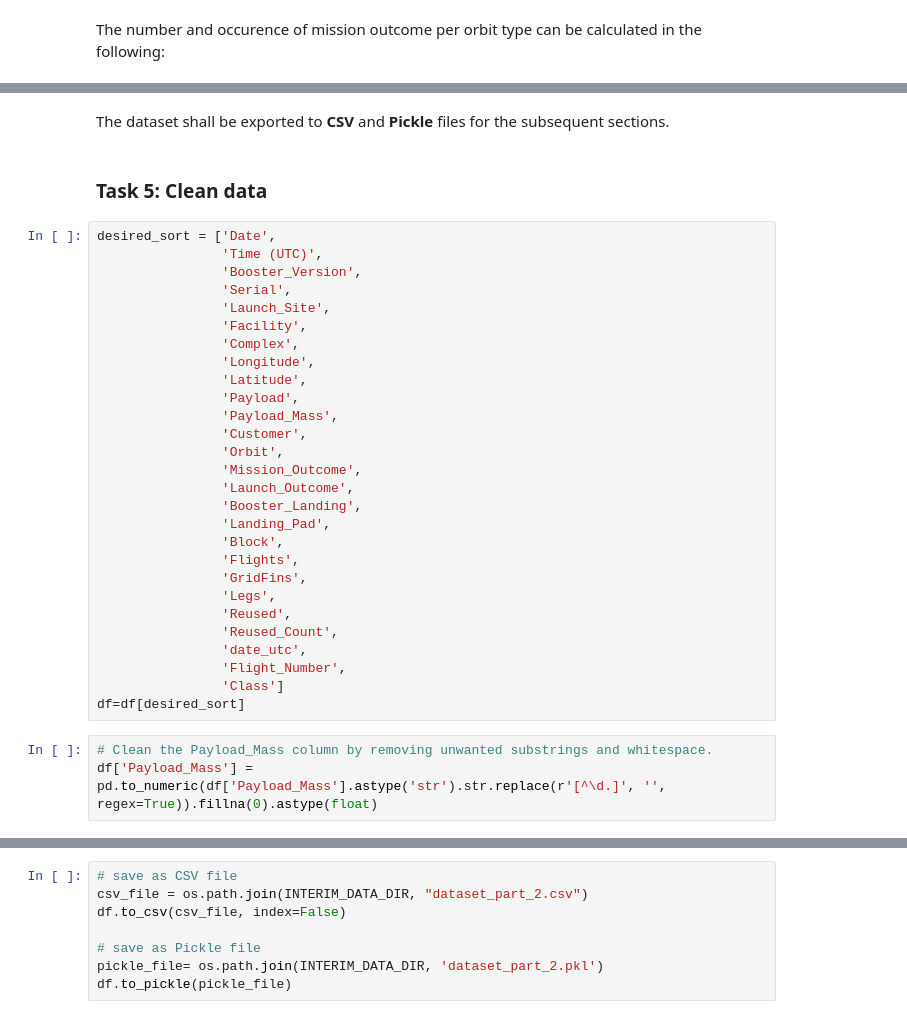
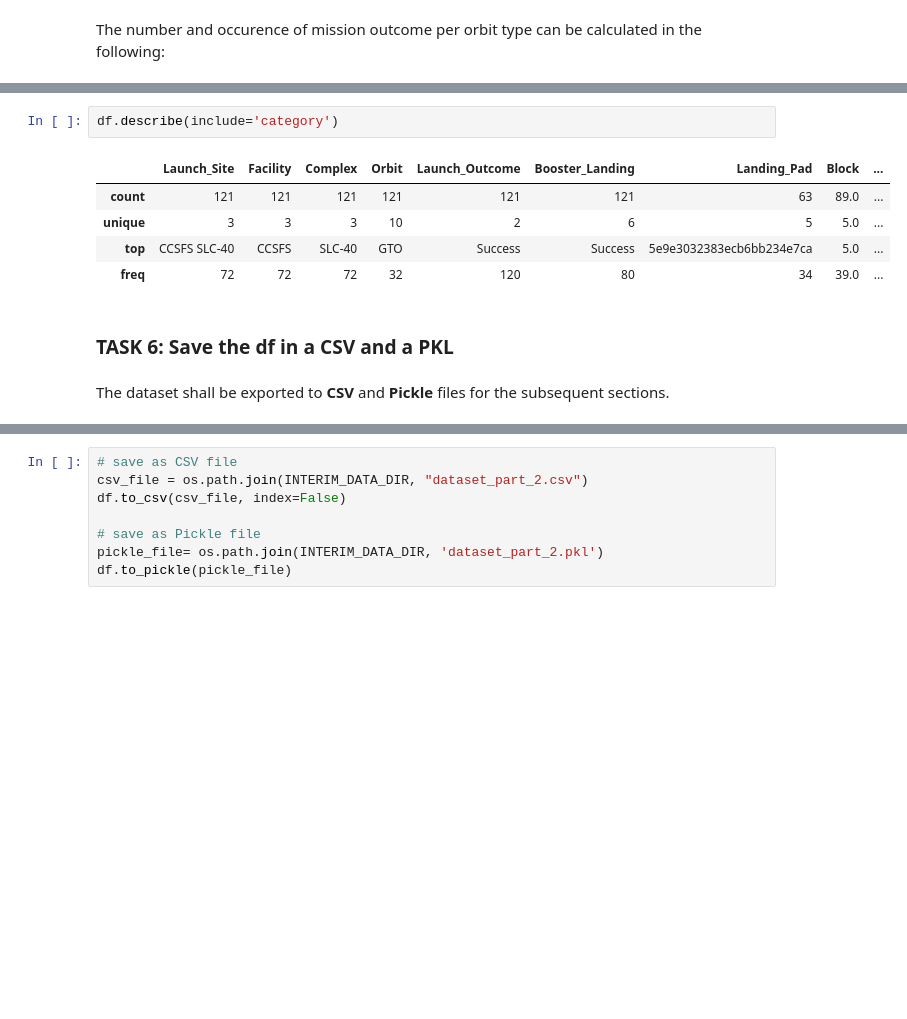
Before and after one commit to jgp-13/SpaceX_project, a Jupyter notebook: notebooks/Lab_3_Data_Wrangling.ipynb, the cells around one changed output, grey strips where cells are left out. Cells and saved outputs as stored; diff of their text form; blank space fills up the shorter version.

```diff
--- a/notebooks/Lab_3_Data_Wrangling_Completed.ipynb
+++ b/notebooks/Lab_3_Data_Wrangling.ipynb
@@ -477,35 +632,12 @@ Name: count, dtype: int64
+# %%
+df.describe(include='category')
+# %% [output]
+|  | Launch_Site | Facility | Complex | Orbit | Launch_Outcome | Booster_Landing | Landing_Pad | Block | ... |
+| count | 121 | 121 | 121 | 121 | 121 | 121 | 63 | 89.0 | ... |
+| unique | 3 | 3 | 3 | 10 | 2 | 6 | 5 | 5.0 | ... |
+| top | CCSFS SLC-40 | CCSFS | SLC-40 | GTO | Success | Success | 5e9e3032383ecb6bb234e7ca | 5.0 | ... |
+| freq | 72 | 72 | 72 | 32 | 120 | 80 | 34 | 39.0 | ... |
+# %% [markdown]
+### TASK 6: Save the df in a CSV and a PKL
 # %% [markdown]
 The dataset shall be exported to **CSV** and **Pickle** files for the subsequent sections.
-# %% [markdown]
-### Task 5: Clean data
-# %%
-desired_sort = ['Date',
-                'Time (UTC)',
-                'Booster_Version',
-                'Serial',
-                'Launch_Site',
-                'Facility',
-                'Complex',
-                'Longitude',
-                'Latitude',
-                'Payload',
-                'Payload_Mass',
-                'Customer',
-                'Orbit',
-                'Mission_Outcome',
-                'Launch_Outcome',
-                'Booster_Landing',
-                'Landing_Pad',
-                'Block',
-                'Flights',
-                'GridFins',
-                'Legs',
-                'Reused',
-                'Reused_Count',
-                'date_utc',
-                'Flight_Number',
-                'Class']
-df=df[desired_sort]
-# %%
-# Clean the Payload_Mass column by removing unwanted substrings and whitespace.
-df['Payload_Mass'] = pd.to_numeric(df['Payload_Mass'].astype('str').str.replace(r'[^\d.]', '', regex=True)).fillna(0).astype(float)
```
Also changed, not shown: parts of 46 cells of this notebook, 6 other files.
